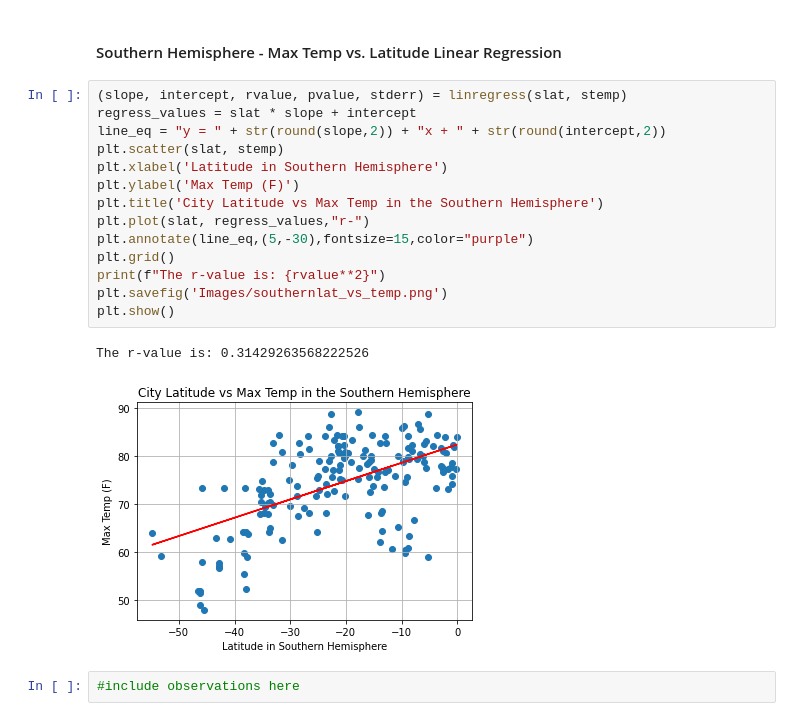
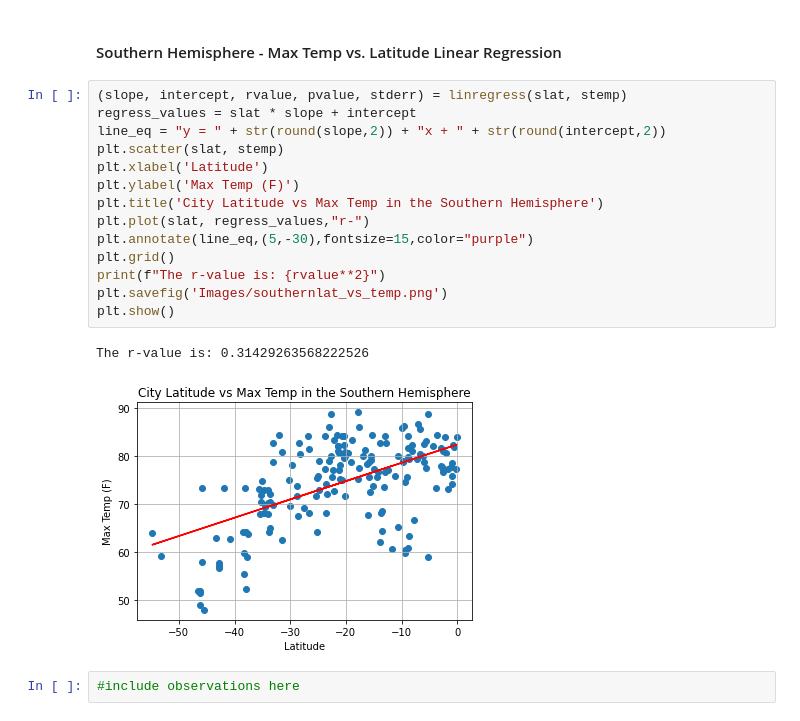
Before and after one commit to quettamar/Python-API-Challenge, a Jupyter notebook: WeatherPy.ipynb, the cells around one changed output. Cells and saved outputs as stored; diff of their text form.

```diff
--- a/WeatherPy.ipynb
+++ b/WeatherPy.ipynb
@@ -284,20 +292,20 @@ The r-value is: 0.742944318788423
 # %%
 (slope, intercept, rvalue, pvalue, stderr) = linregress(slat, stemp)
 regress_values = slat * slope + intercept
 line_eq = "y = " + str(round(slope,2)) + "x + " + str(round(intercept,2))
 plt.scatter(slat, stemp)
-plt.xlabel('Latitude in Southern Hemisphere')
+plt.xlabel('Latitude')
 plt.ylabel('Max Temp (F)')
 plt.title('City Latitude vs Max Temp in the Southern Hemisphere')
 plt.plot(slat, regress_values,"r-")
 plt.annotate(line_eq,(5,-30),fontsize=15,color="purple")
 plt.grid()
 print(f"The r-value is: {rvalue**2}")
 plt.savefig('Images/southernlat_vs_temp.png')
 plt.show()
 # %% [output]
 The r-value is: 0.31429263568222526
-[figure, old version]
+[figure, new version]
 # %%
 #include observations here
 # %% [markdown]
```
Also changed, not shown: parts of 16 cells of this notebook, 10 other files.
